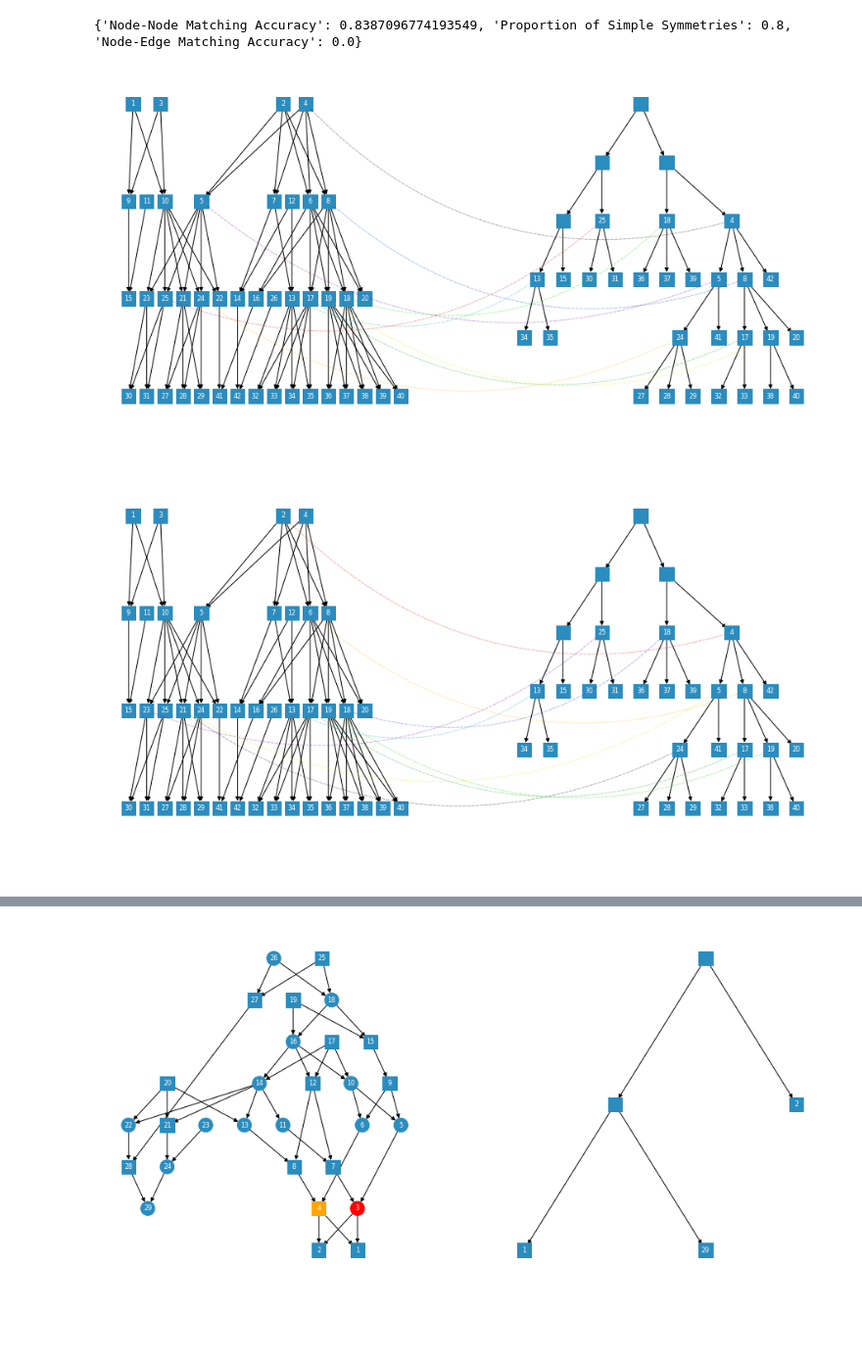
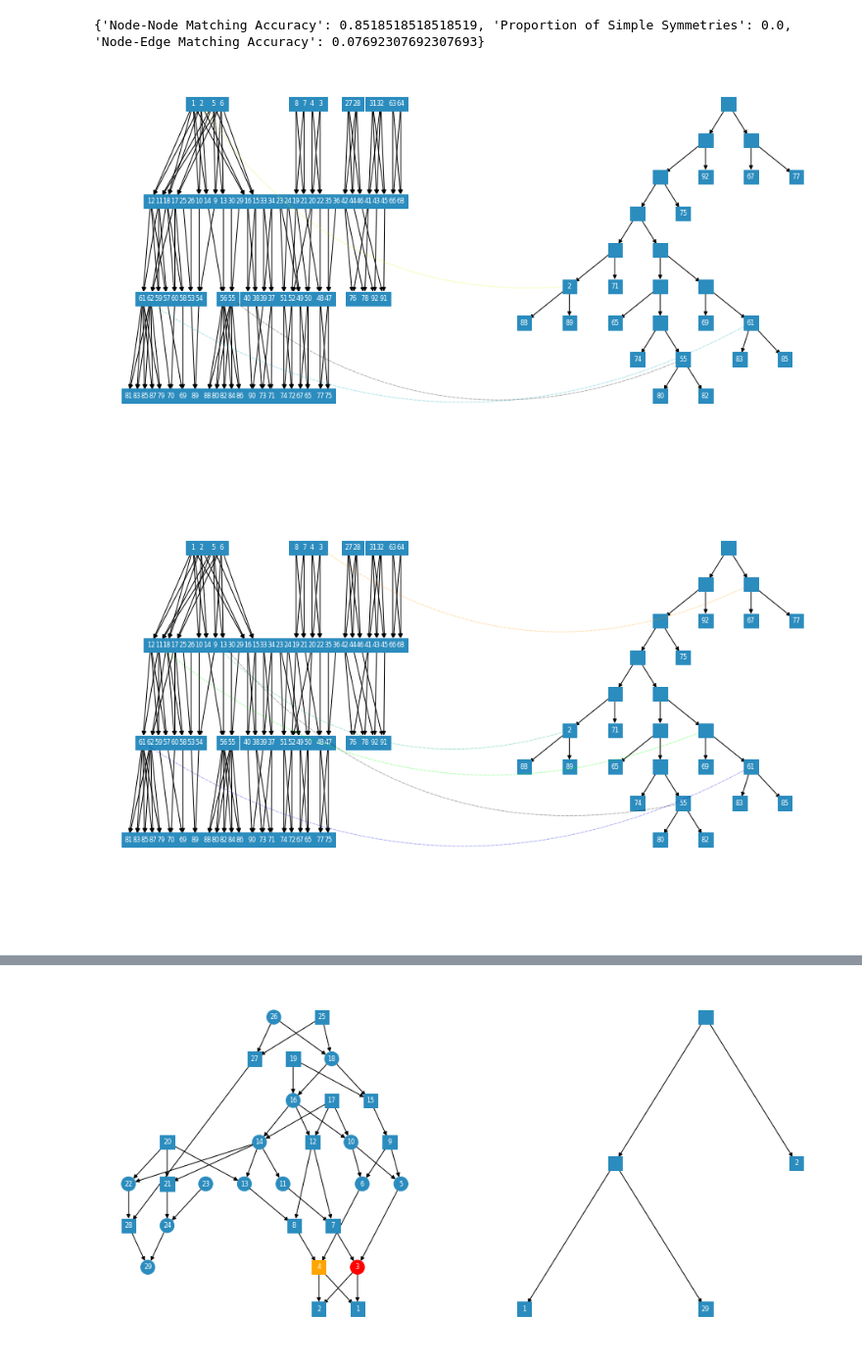
Before and after one commit to ivan-krukov/aligning-genealogies, a Jupyter notebook: notebooks/Experiments.ipynb, the cells around one changed output, grey strips where cells are left out. Shown at 98% size. Saved outputs shown, nothing was run; the diff lists cells and outputs as text; code cells hidden in the pictures; blank space fills up the shorter version.

Commit message:
Revamping and updating interfaces for handling ploidy and haplotype structure.

```diff
--- a/notebooks/Experiments.ipynb
+++ b/notebooks/Experiments.ipynb
@@ -19,12 +22,13 @@ families = 3
 generations = 3
 avg_children = 2.2
 
-ped = Pedigree.simulate_from_founders(families, generations, avg_children)
+ped = Pedigree.simulate_from_founders_with_sex(families, generations, avg_children)
+h_graph = ped.get_haplotype_graph()
 
-pt_1 = ped.sample_path()
+pt_1 = h_graph.sample_path(haploid_probands=True)
 ct_1 = pt_1.to_coalescent_tree()
 
-pt_2 = ped.sample_path(ploidy=2)
+pt_2 = h_graph.sample_path()
 ct_2 = pt_2.to_coalescent_tree()
 
 fig, ax = plt.subplots(nrows=5, figsize=(25, 25))
@@ -47,14 +51,14 @@ Text(0.5, 1.0, 'Coalescent tree (diploid)')
 # %%
-algn = DescMatchingAligner(ped, ct_1)
+algn = DescMatchingAligner(h_graph, ct_1)
 algn.align()
 algn.complete_paths()
 print(algn.evaluate()) # evaluate accuracy
 # draw true vs. predicted
 algn.draw()
 plt.show()
 algn.draw(use_predicted=True)
 # %% [output]
-{'Node-Node Matching Accuracy': 0.8387096774193549, 'Proportion of Simple Symmetries': 0.8, 'Node-Edge Matching Accuracy': 0.0}
+{'Node-Node Matching Accuracy': 0.8518518518518519, 'Proportion of Simple Symmetries': 0.0, 'Node-Edge Matching Accuracy': 0.07692307692307693}
-[figure, old version]
+[figure, new version]
-[figure, old version]
+[figure, new version]
 # %%
```
Also changed, not shown: parts of 6 cells of this notebook, 8 other files.
